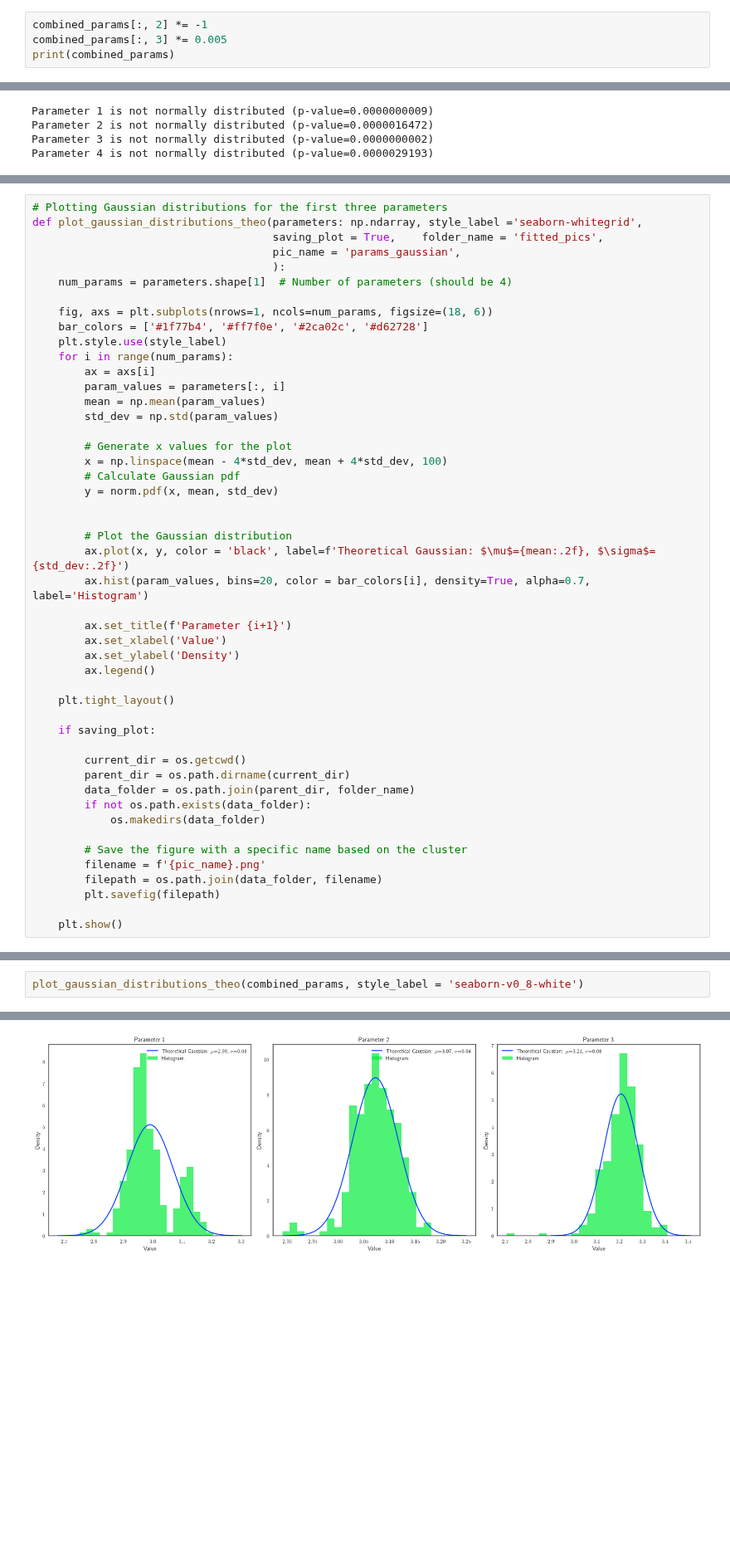
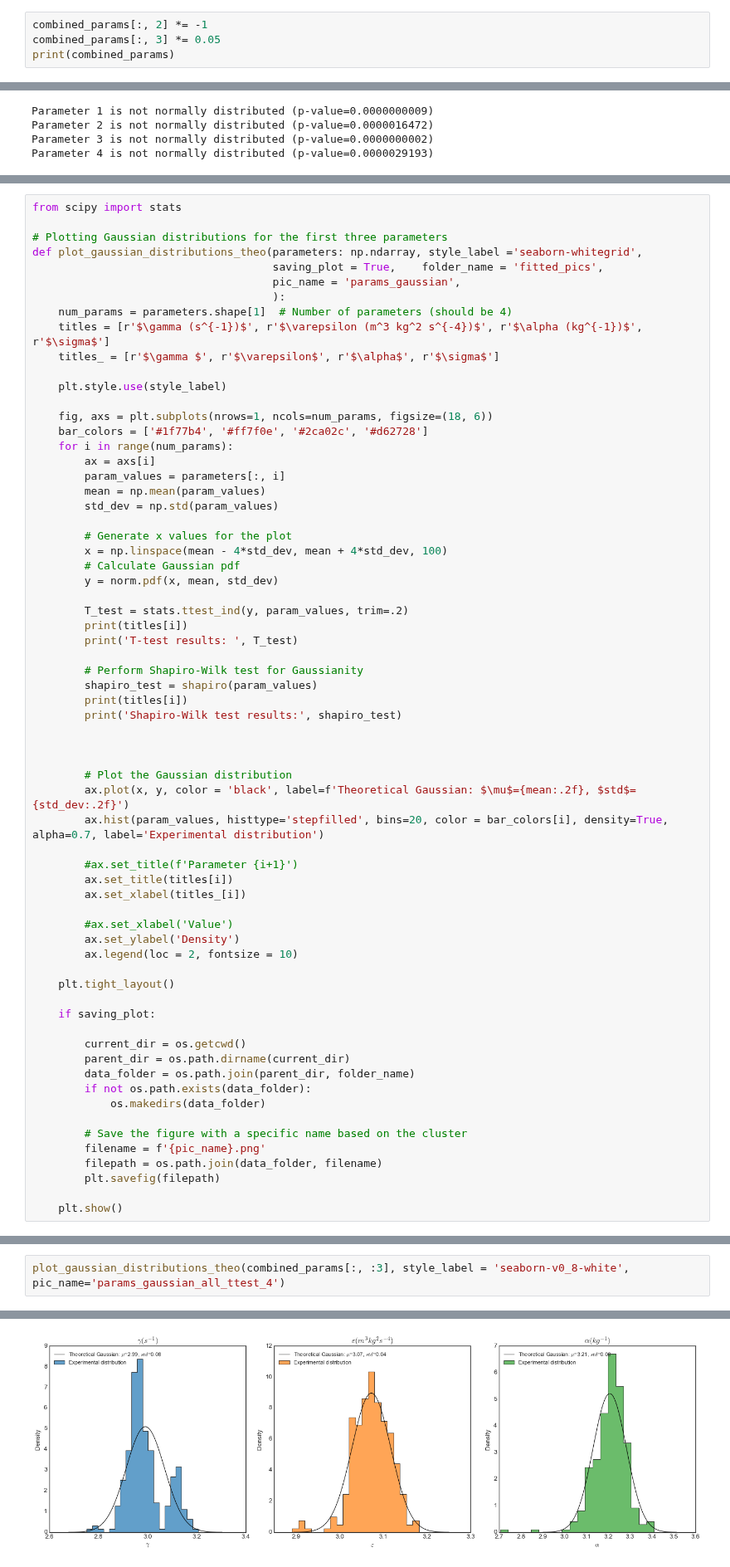
Before and after one commit to flaviaferrus/MotorControlPrediction, a Jupyter notebook: Notebooks/MultipleSubjects.ipynb, the cells around one changed output, grey strips where cells are left out. Shown at 83% size. Cells and saved outputs as stored; diff of their text form; blank space fills up the shorter version.

```diff
--- a/Notebooks/MultipleSubjects.ipynb
+++ b/Notebooks/MultipleSubjects.ipynb
@@ -245,6 +245,6 @@ print(combined_params)
  [ 2.92577145  3.02476389 -3.17532387  3.919795  ]]
 # %%
 combined_params[:, 2] *= -1
-combined_params[:, 3] *= 0.005
+combined_params[:, 3] *= 0.05
 print(combined_params)
 # %% [output]
@@ -459,14 +484,19 @@ plot_gaussian_distributions(combined_params[:, 3:])
 # %%
+from scipy import stats
+
 # Plotting Gaussian distributions for the first three parameters
 def plot_gaussian_distributions_theo(parameters: np.ndarray, style_label ='seaborn-whitegrid',
                                      saving_plot = True,    folder_name = 'fitted_pics',
                                      pic_name = 'params_gaussian',
                                      ):
     num_params = parameters.shape[1]  # Number of parameters (should be 4)
+    titles = [r'$\gamma (s^{-1})$', r'$\varepsilon (m^3 kg^2 s^{-4})$', r'$\alpha (kg^{-1})$', r'$\sigma$']
+    titles_ = [r'$\gamma $', r'$\varepsilon$', r'$\alpha$', r'$\sigma$']
+
+    plt.style.use(style_label)
 
     fig, axs = plt.subplots(nrows=1, ncols=num_params, figsize=(18, 6))
     bar_colors = ['#1f77b4', '#ff7f0e', '#2ca02c', '#d62728']
-    plt.style.use(style_label)
     for i in range(num_params):
         ax = axs[i]
         param_values = parameters[:, i]
@@ -478,15 +508,28 @@ def plot_gaussian_distributions_theo(parameters: np.ndarray, style_label ='seabo
         # Calculate Gaussian pdf
         y = norm.pdf(x, mean, std_dev)
 
+        T_test = stats.ttest_ind(y, param_values, trim=.2)
+        print(titles[i])
+        print('T-test results: ', T_test)
+
+        # Perform Shapiro-Wilk test for Gaussianity
+        shapiro_test = shapiro(param_values)
+        print(titles[i])
+        print('Shapiro-Wilk test results:', shapiro_test)
+
+
 
         # Plot the Gaussian distribution
-        ax.plot(x, y, color = 'black', label=f'Theoretical Gaussian: $\mu$={mean:.2f}, $\sigma$={std_dev:.2f}')
-        ax.hist(param_values, bins=20, color = bar_colors[i], density=True, alpha=0.7, label='Histogram')
+        ax.plot(x, y, color = 'black', label=f'Theoretical Gaussian: $\mu$={mean:.2f}, $std$={std_dev:.2f}')
+        ax.hist(param_values, histtype='stepfilled', bins=20, color = bar_colors[i], density=True, alpha=0.7, label='Experimental distribution')
 
-        ax.set_title(f'Parameter {i+1}')
-        ax.set_xlabel('Value')
+        #ax.set_title(f'Parameter {i+1}')
+        ax.set_title(titles[i])
+        ax.set_xlabel(titles_[i])
+
+        #ax.set_xlabel('Value')
         ax.set_ylabel('Density')
-        ax.legend()
+        ax.legend(loc = 2, fontsize = 10)
 
     plt.tight_layout()
 
@@ -511,3 +570,3 @@ plot_gaussian_distributions_theo(combined_params, pic_name='params_gaussian_all'
 # %%
-plot_gaussian_distributions_theo(combined_params, style_label = 'seaborn-v0_8-white')
+plot_gaussian_distributions_theo(combined_params[:, :3], style_label = 'seaborn-v0_8-white', pic_name='params_gaussian_all_ttest_4')
 # %% [output]
@@ -514 +585 @@ plot_gaussian_distributions_theo(combined_params, style_label = 'seaborn-v0_8-wh
-[figure, old version]
+[figure, new version]
```
Also changed, not shown: parts of 13 cells of this notebook, 12 other files.
